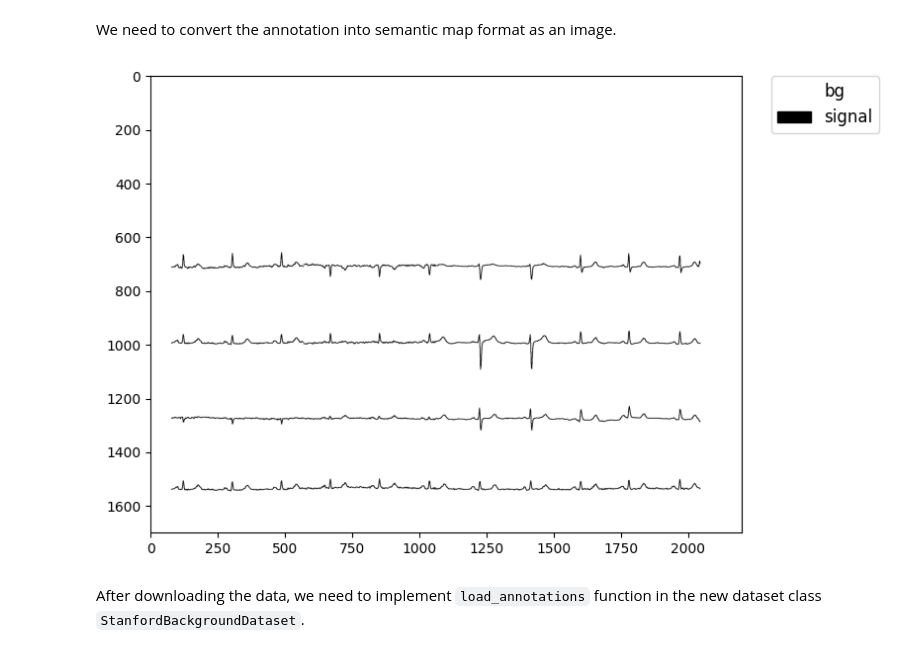
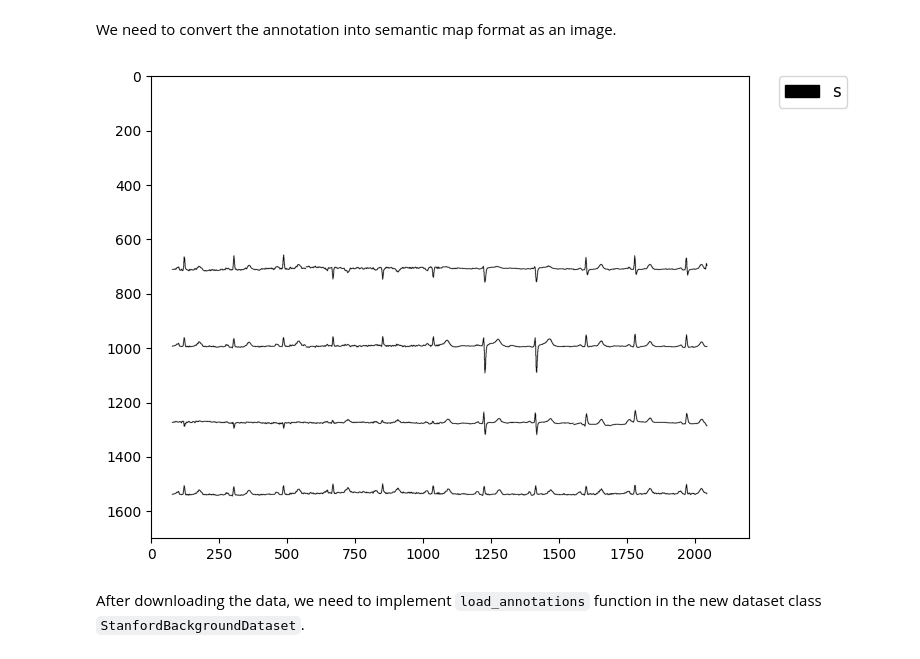
Before and after one commit to MINSMoody/mmsegmentation_MINS, a Jupyter notebook: demo/ECGSegmentation_Tutorial.ipynb, the cells around one changed output. Drawn from its saved outputs; the diff is of its cells as text; code cells hidden in the pictures.

```diff
--- a/demo/ECGSegmentation_Tutorial.ipynb
+++ b/demo/ECGSegmentation_Tutorial.ipynb
@@ -67,8 +182,8 @@ data_root = 'ECGData'
 img_dir = 'images'
 ann_dir = 'labels'
 # define class and palette for better visualization
-classes = ('bg', 'signal')
-palette = [[255,255,255], [0,0,0]]
+classes = ('signal')
+palette = [[0,0,0]]
 # %%
 import os.path as osp
 import numpy as np
@@ -88,24 +203,24 @@ for file in mmengine.scandir(osp.join(data_root, ann_dir), suffix='.png'):
 # %%
 
 # Let's take a look at the segmentation map we got
 import os.path as osp
 import numpy as np
 from PIL import Image
 import matplotlib.patches as mpatches
 img = Image.open('/scratch/hshang/moody/mmsegmentation_MINS/demo/ECGData/labels/00001_lr-0.png')
 plt.figure(figsize=(8, 6))
 im = plt.imshow(np.array(img.convert('RGB')))
 
 # create a patch (proxy artist) for every color
 patches = [mpatches.Patch(color=np.array(palette[i])/255.,
-                          label=classes[i]) for i in range(2)]
+                          label=classes[i]) for i in range(1)]
 # put those patched as legend-handles into the legend
 plt.legend(handles=patches, bbox_to_anchor=(1.05, 1), loc=2, borderaxespad=0.,
            fontsize='large')
 
 plt.show()
 # %% [output]
-[figure, old version]
+[figure, new version]
 # %%
 # split train/val set randomly
 split_dir = 'splits'
```
Also changed, not shown: parts of 8 cells of this notebook, 4 other files.
